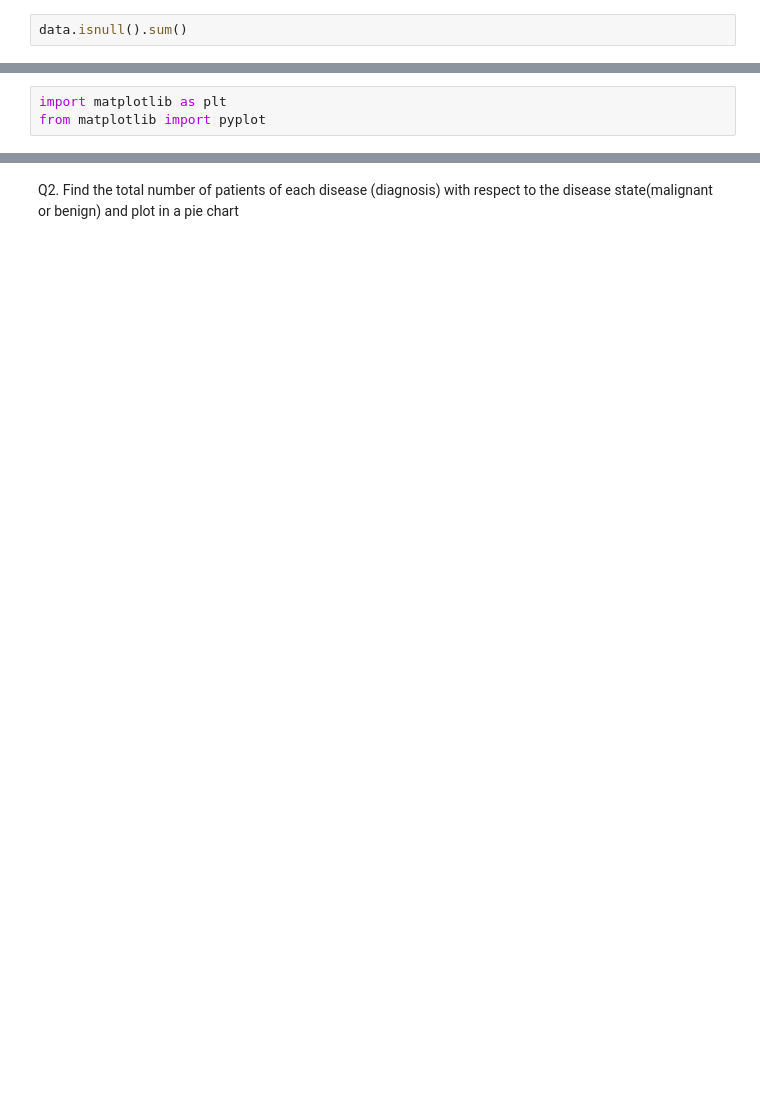
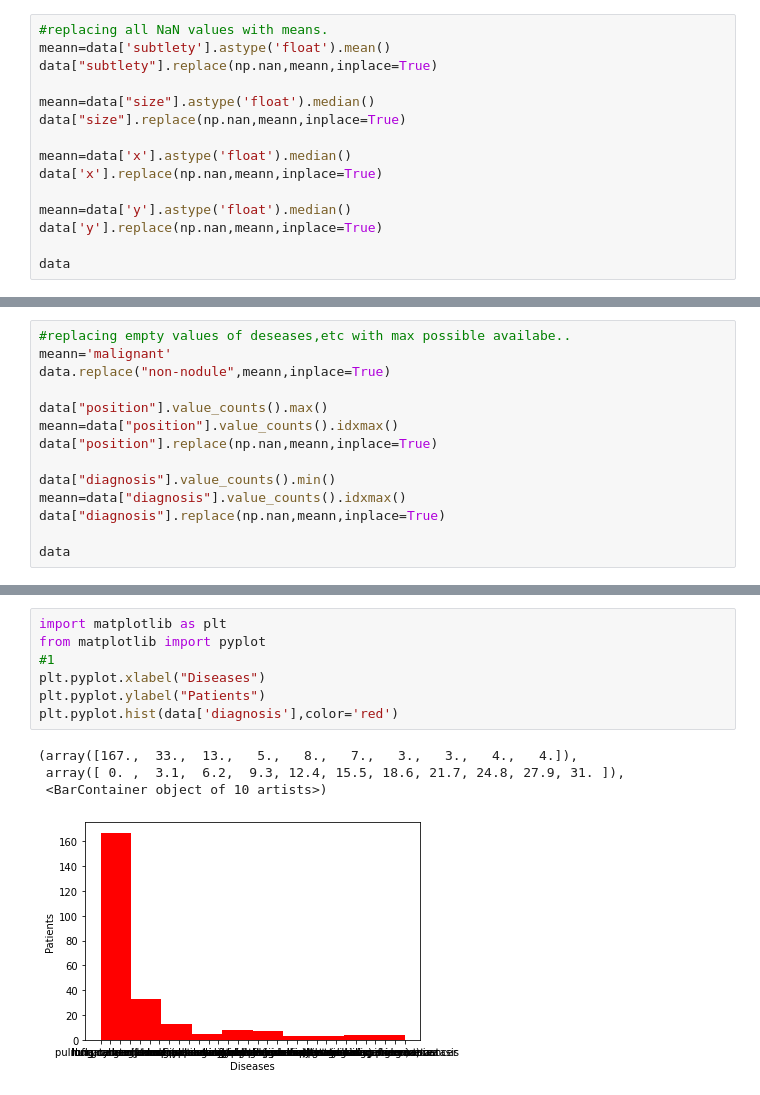
Before and after one commit to nabeelahmad2x/PBD_py, a Jupyter notebook: A1_PBD_D3.ipynb, the cells around one changed output, grey strips where cells are left out. Saved outputs shown, nothing was run; the diff lists cells and outputs as text; blank space fills up the shorter version.

```diff
--- a/A1_PBD_D3.ipynb
+++ b/A1_PBD_D3.ipynb
@@ -10,2 +36,15 @@ data
 # %%
-data.isnull().sum()
+#replacing all NaN values with means.
+meann=data['subtlety'].astype('float').mean()
+data["subtlety"].replace(np.nan,meann,inplace=True)
+
+meann=data["size"].astype('float').median()
+data["size"].replace(np.nan,meann,inplace=True)
+
+meann=data['x'].astype('float').median()
+data['x'].replace(np.nan,meann,inplace=True)
+
+meann=data['y'].astype('float').median()
+data['y'].replace(np.nan,meann,inplace=True)
+
+data
@@ -12,3 +65,14 @@ data.isnull().sum()
 # %%
-import matplotlib as plt
-from matplotlib import pyplot
+#replacing empty values of deseases,etc with max possible availabe..
+meann='malignant'
+data.replace("non-nodule",meann,inplace=True)
+
+data["position"].value_counts().max()
+meann=data["position"].value_counts().idxmax()
+data["position"].replace(np.nan,meann,inplace=True)
+
+data["diagnosis"].value_counts().min()
+meann=data["diagnosis"].value_counts().idxmax()
+data["diagnosis"].replace(np.nan,meann,inplace=True)
+
+data
@@ -17,4 +107,13 @@ plt.pyplot.hist(data['diagnosis'].value_counts())
-# %% [markdown]
-Q2. Find the total number of patients of each disease (diagnosis) with respect to the disease state(malignant or benign) and
-plot in a pie chart
+# %%
+import matplotlib as plt
+from matplotlib import pyplot
+#1
+plt.pyplot.xlabel("Diseases")
+plt.pyplot.ylabel("Patients")
+plt.pyplot.hist(data['diagnosis'],color='red')
+# %% [output]
+(array([167.,  33.,  13.,   5.,   8.,   7.,   3.,   3.,   4.,   4.]),
+ array([ 0. ,  3.1,  6.2,  9.3, 12.4, 15.5, 18.6, 21.7, 24.8, 27.9, 31. ]),
+ <BarContainer object of 10 artists>)
+[figure, added]
 # %%
```
Also changed, not shown: parts of 9 cells of this notebook.
